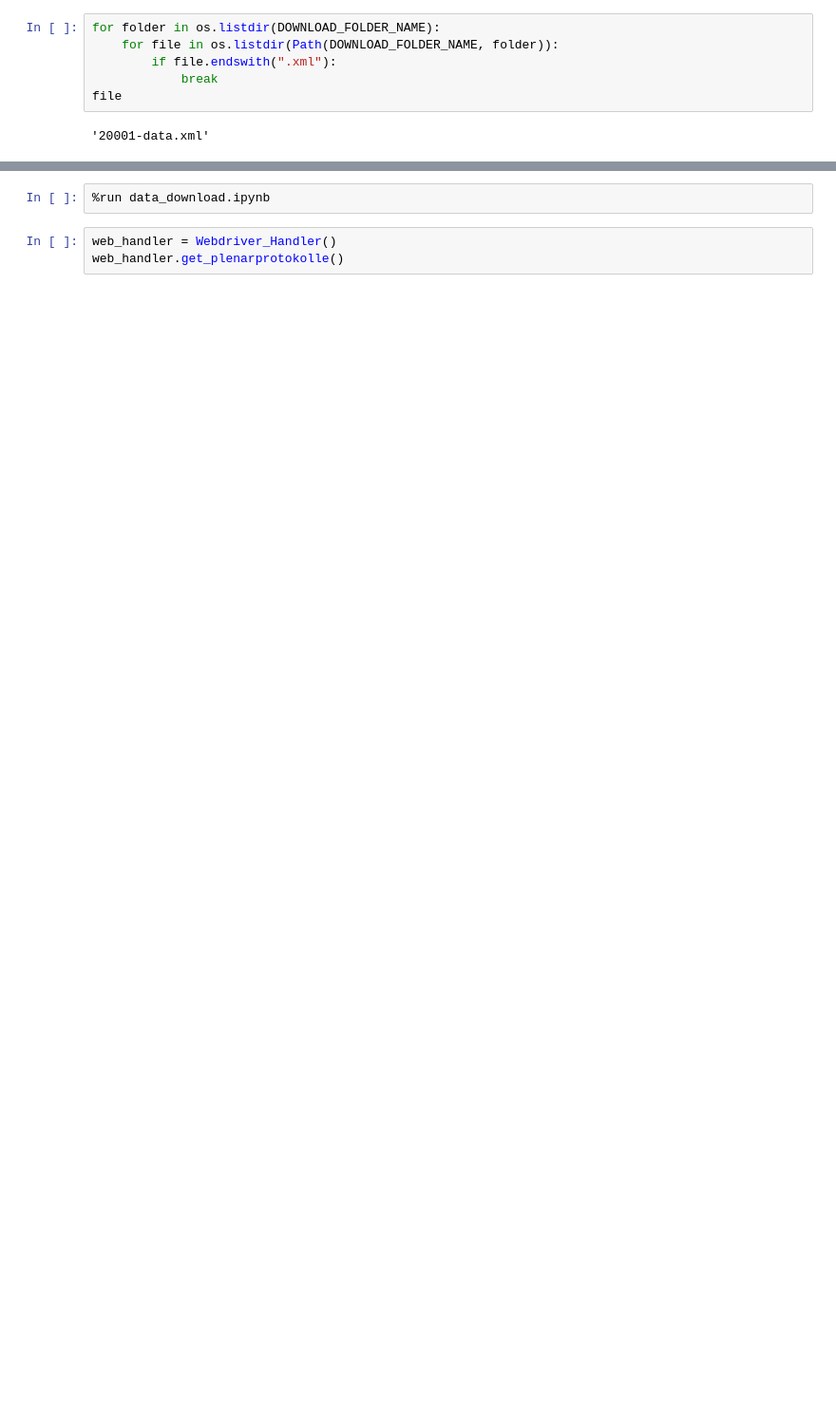
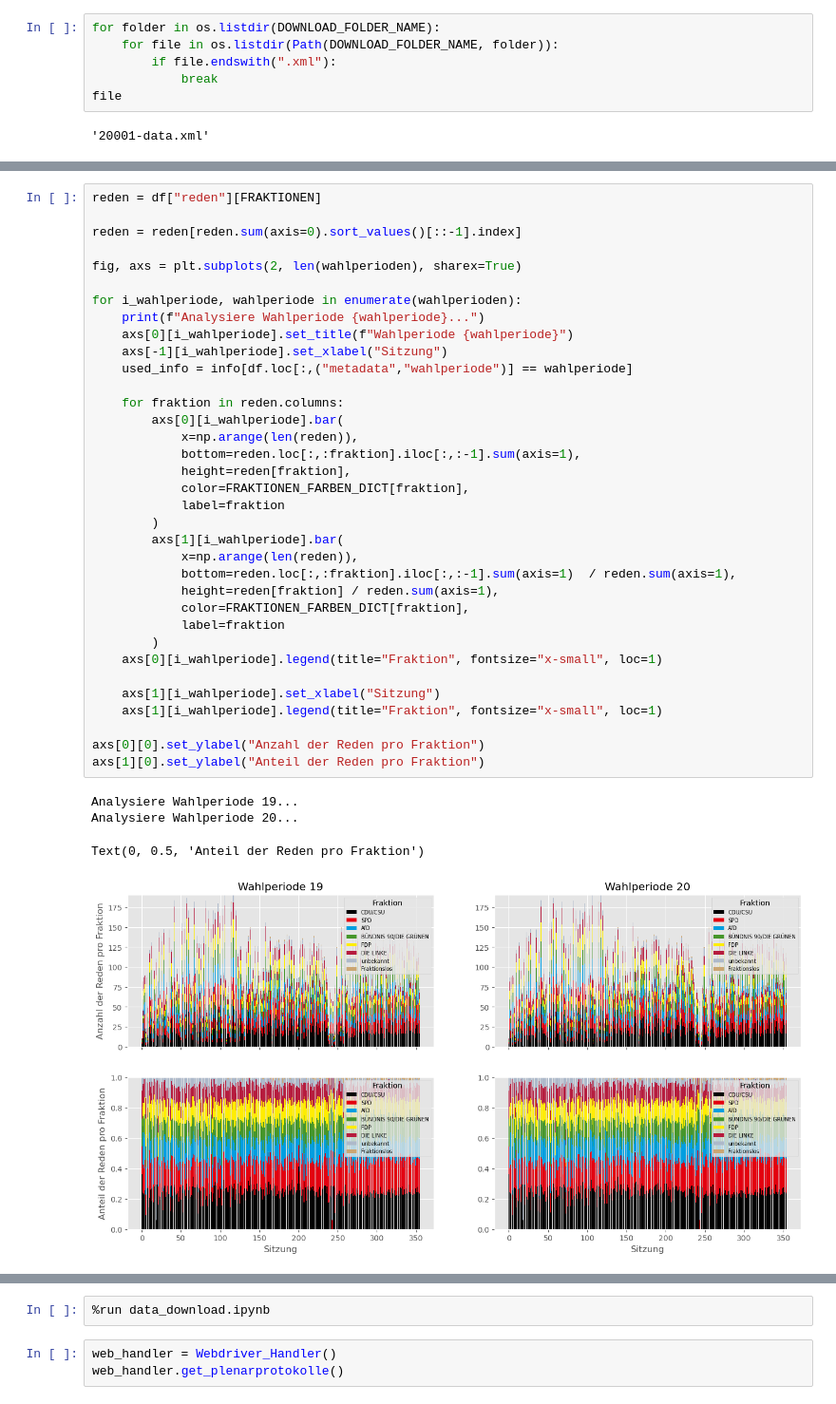
Before and after one commit to xTerradon/bundestag, a Jupyter notebook: main.ipynb, the cells around one changed output, grey strips where cells are left out. Shown at 95% size. Drawn from its saved outputs; the diff is of its cells as text; blank space fills up the shorter version.

```diff
--- a/main.ipynb
+++ b/main.ipynb
@@ -101,0 +349,40 @@ Anzahl erfasste Sitzungen: 355
+# %%
+reden = df["reden"][FRAKTIONEN]
+
+reden = reden[reden.sum(axis=0).sort_values()[::-1].index]
+
+fig, axs = plt.subplots(2, len(wahlperioden), sharex=True)
+
+for i_wahlperiode, wahlperiode in enumerate(wahlperioden):
+    print(f"Analysiere Wahlperiode {wahlperiode}...")
+    axs[0][i_wahlperiode].set_title(f"Wahlperiode {wahlperiode}")
+    axs[-1][i_wahlperiode].set_xlabel("Sitzung")
+    used_info = info[df.loc[:,("metadata","wahlperiode")] == wahlperiode]
+
+    for fraktion in reden.columns:
+        axs[0][i_wahlperiode].bar(
+            x=np.arange(len(reden)),
+            bottom=reden.loc[:,:fraktion].iloc[:,:-1].sum(axis=1),
+            height=reden[fraktion],
+            color=FRAKTIONEN_FARBEN_DICT[fraktion],
+            label=fraktion
+        )
+        axs[1][i_wahlperiode].bar(
+            x=np.arange(len(reden)),
+            bottom=reden.loc[:,:fraktion].iloc[:,:-1].sum(axis=1)  / reden.sum(axis=1),
+            height=reden[fraktion] / reden.sum(axis=1),
+            color=FRAKTIONEN_FARBEN_DICT[fraktion],
+            label=fraktion
+        )
+    axs[0][i_wahlperiode].legend(title="Fraktion", fontsize="x-small", loc=1)
+
+    axs[1][i_wahlperiode].set_xlabel("Sitzung")
+    axs[1][i_wahlperiode].legend(title="Fraktion", fontsize="x-small", loc=1)
+
+axs[0][0].set_ylabel("Anzahl der Reden pro Fraktion")
+axs[1][0].set_ylabel("Anteil der Reden pro Fraktion")
+# %% [output]
+Analysiere Wahlperiode 19...
+Analysiere Wahlperiode 20...
+Text(0, 0.5, 'Anteil der Reden pro Fraktion')
+[figure, added]
```
Also changed, not shown: parts of 14 cells of this notebook, 1 other file.
